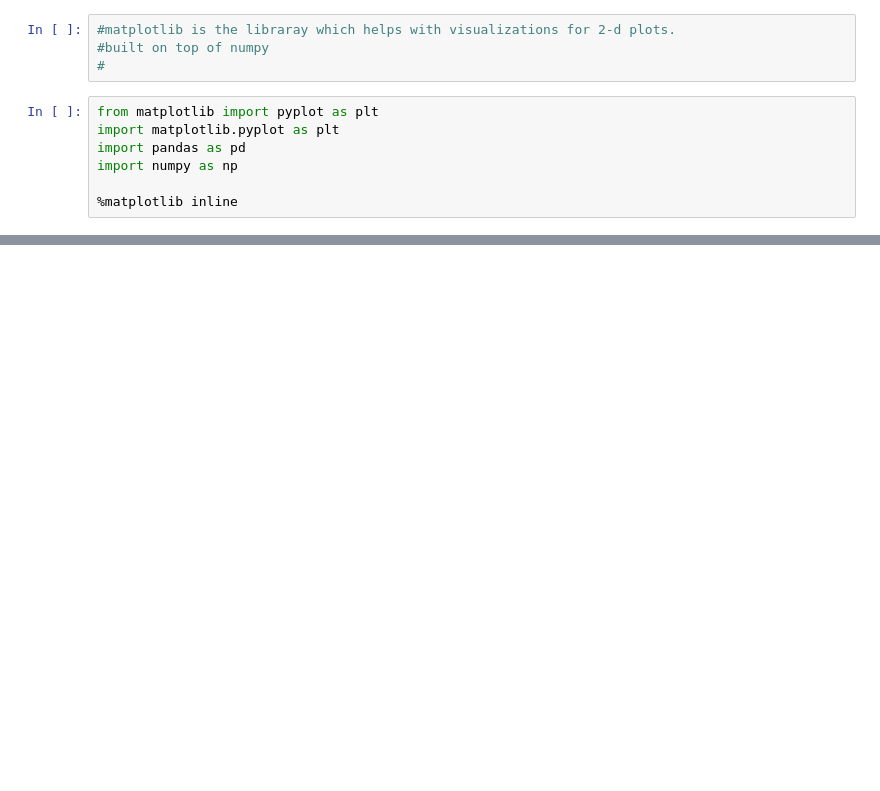
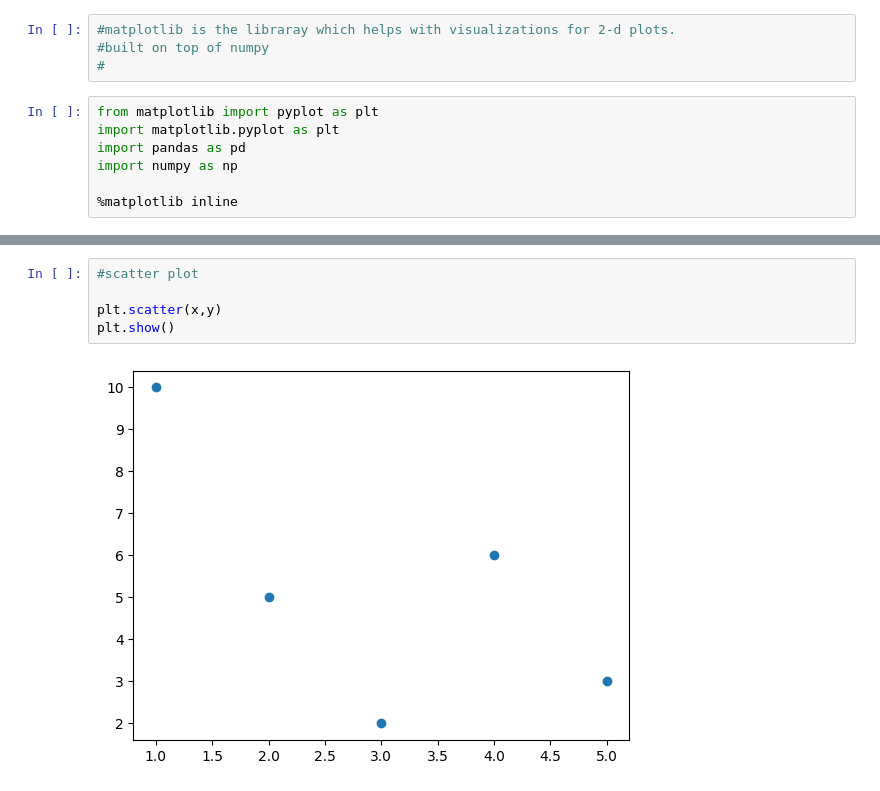
Before and after one commit to NikitaaArora/Ineuron, a Jupyter notebook: Python/Libraries/PANDAS/matplotlib_class.ipynb, the cells around one changed output, grey strips where cells are left out. Cells and saved outputs as stored; diff of their text form; blank space fills up the shorter version.

```diff
--- a/Python/Libraries/PANDAS/matplotlib_class.ipynb
+++ b/Python/Libraries/PANDAS/matplotlib_class.ipynb
@@ -25,0 +46,7 @@ titanic.head()
+# %%
+#scatter plot
+
+plt.scatter(x,y)
+plt.show()
+# %% [output]
+[figure, added]
```
Also changed, not shown: parts of 33 cells of this notebook.
